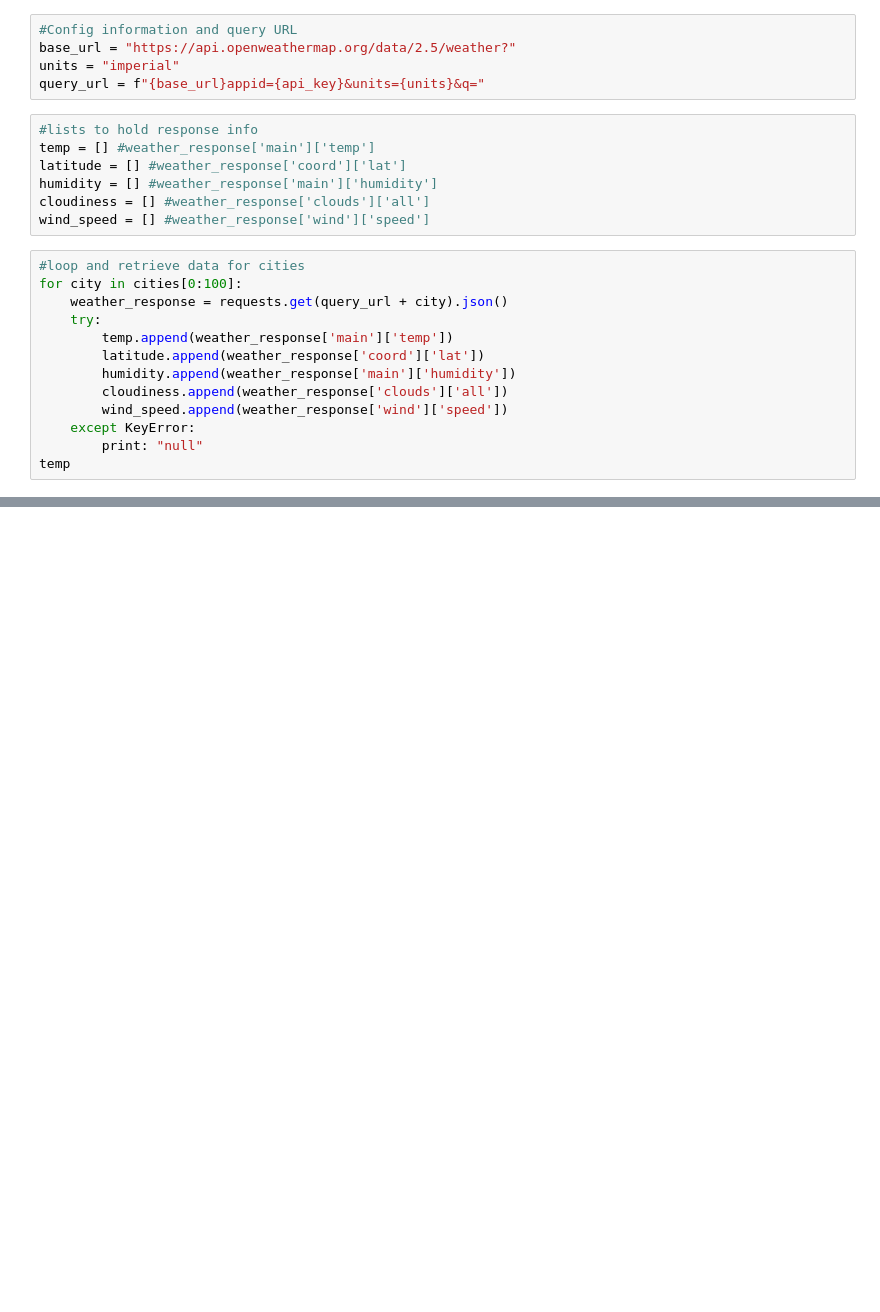
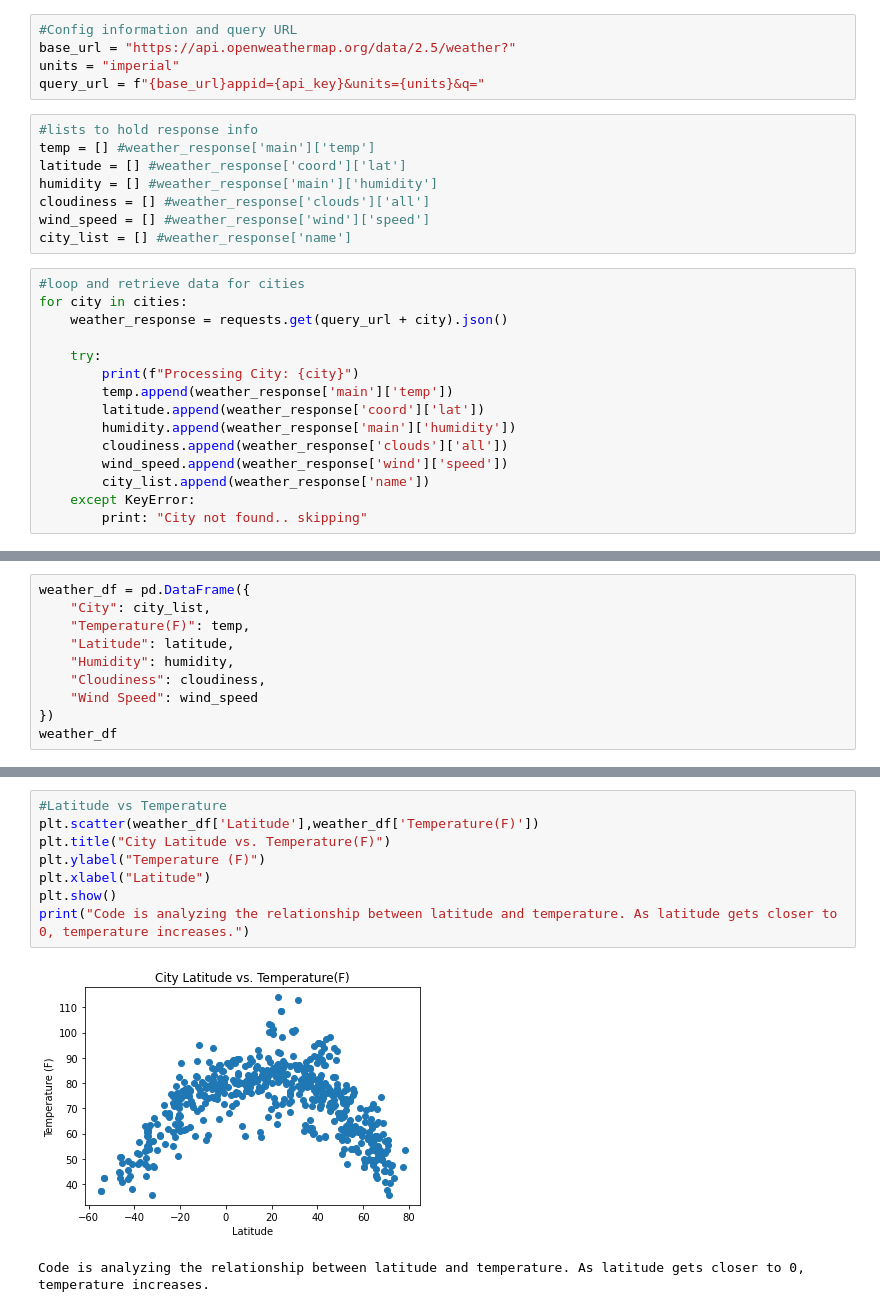
Before and after one commit to ericjbutton/python-api-challenge, a Jupyter notebook: WeatherPy/WeatherPy.ipynb, the cells around one changed output, grey strips where cells are left out. Saved outputs shown, nothing was run; the diff lists cells and outputs as text; blank space fills up the shorter version.

Commit message:
Made progress on WeatherPy.

```diff
--- a/WeatherPy/WeatherPy.ipynb
+++ b/WeatherPy/WeatherPy.ipynb
@@ -54,17 +54,20 @@ latitude = [] #weather_response['coord']['lat']
 humidity = [] #weather_response['main']['humidity']
 cloudiness = [] #weather_response['clouds']['all']
 wind_speed = [] #weather_response['wind']['speed']
+city_list = [] #weather_response['name']
 # %%
 #loop and retrieve data for cities
-for city in cities[0:100]:
+for city in cities:
     weather_response = requests.get(query_url + city).json()
+
     try:
+        print(f"Processing City: {city}")
         temp.append(weather_response['main']['temp'])
         latitude.append(weather_response['coord']['lat'])
         humidity.append(weather_response['main']['humidity'])
         cloudiness.append(weather_response['clouds']['all'])
         wind_speed.append(weather_response['wind']['speed'])
+        city_list.append(weather_response['name'])
     except KeyError:
-        print: "null"
-temp
+        print: "City not found.. skipping"
 # %% [output]
@@ -87,0 +91,10 @@ temp
+# %%
+weather_df = pd.DataFrame({
+    "City": city_list,
+    "Temperature(F)": temp,
+    "Latitude": latitude,
+    "Humidity": humidity,
+    "Cloudiness": cloudiness,
+    "Wind Speed": wind_speed
+})
+weather_df
@@ -87,0 +115,11 @@ temp
+# %%
+#Latitude vs Temperature
+plt.scatter(weather_df['Latitude'],weather_df['Temperature(F)'])
+plt.title("City Latitude vs. Temperature(F)")
+plt.ylabel("Temperature (F)")
+plt.xlabel("Latitude")
+plt.show()
+print("Code is analyzing the relationship between latitude and temperature. As latitude gets closer to 0, temperature increases.")
+# %% [output]
+[figure, added]
+Code is analyzing the relationship between latitude and temperature. As latitude gets closer to 0, temperature increases.
```
Also changed, not shown: parts of 7 cells of this notebook.
